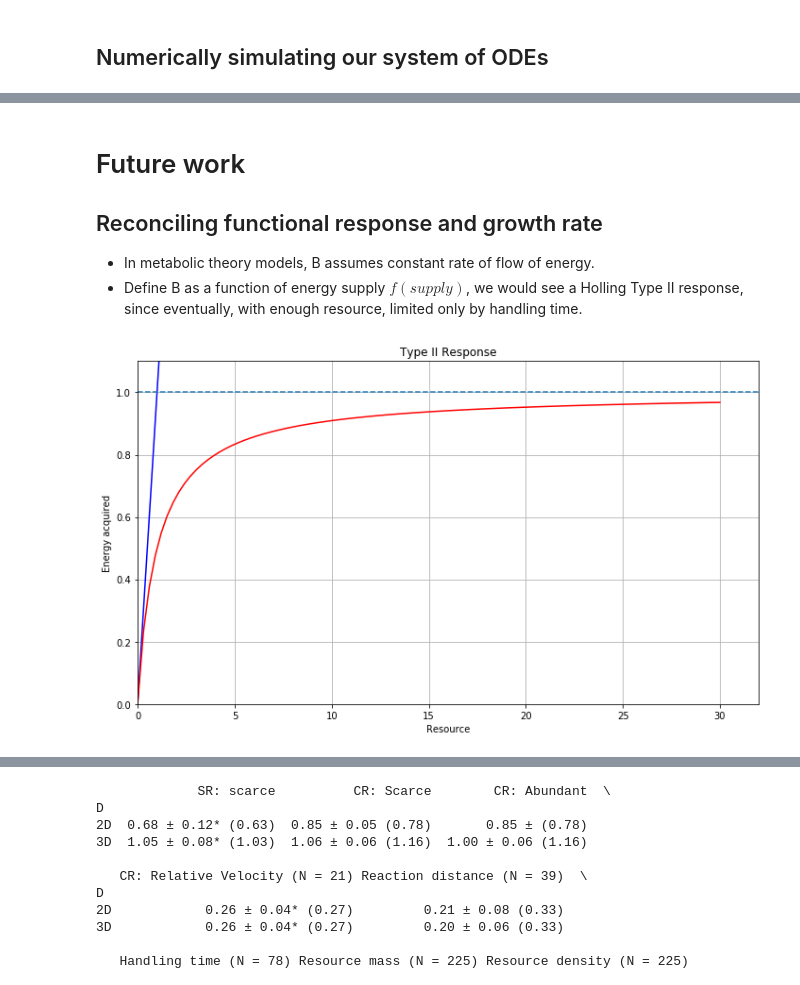
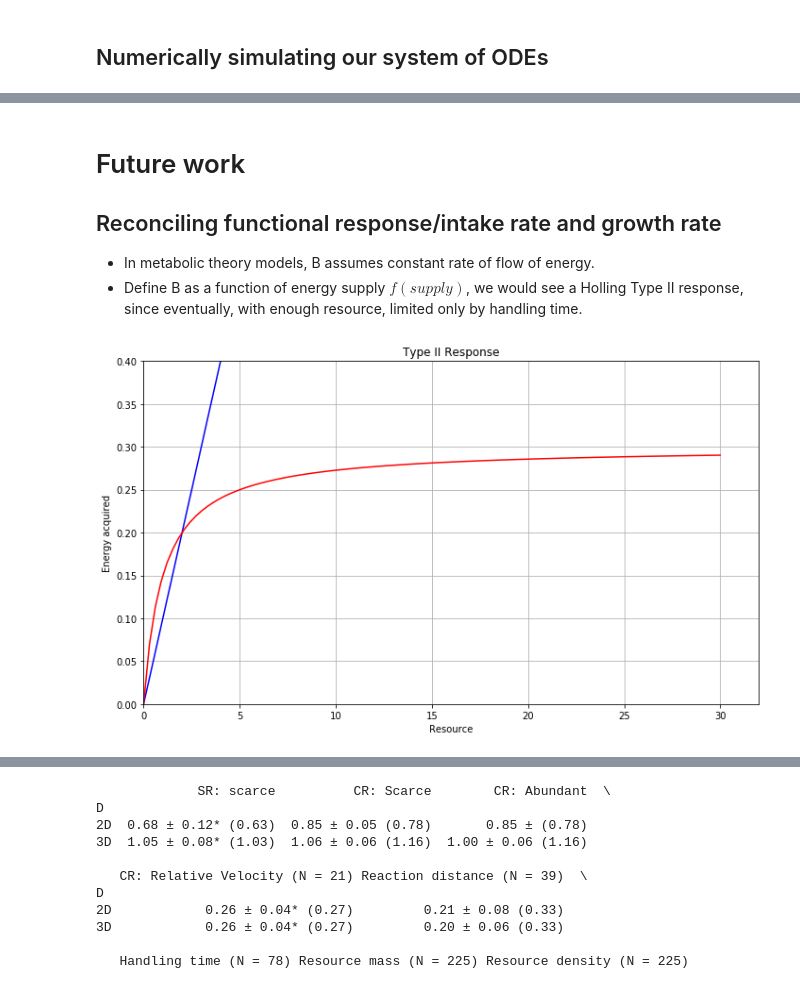
Before and after one commit to lvassor/HyperallometricFecundity, a Jupyter notebook: Code/ontogenetic_growth.ipynb, the cells around one changed output, grey strips where cells are left out. Drawn from its saved outputs; the diff is of its cells as text; code cells hidden in the pictures.

```diff
--- a/Code/ontogenetic_growth.ipynb
+++ b/Code/ontogenetic_growth.ipynb
@@ -650,27 +688,27 @@ Their model starts from the assumption that surplus energy (not used for mainten
 # %% [markdown]
 # Future work
 
-## Reconciling functional response and growth rate
+## Reconciling functional response/intake rate and growth rate
 * In metabolic theory models, B assumes constant rate of flow of energy.
 * Define B as a function of energy supply $f(supply)$, we would see a Holling Type II response, since eventually, with enough resource, limited only by handling time.
 # %%
 x = np.linspace(0,30,num=100)
-typei = x
-typeii = x/(1+x)
+typei = 0.1*x
+typeii = (0.3*x)/(1+x)
 growth_curvei = plt.plot(x, typei, 'b-', label = 'Type II Response')
 growth_curveii = plt.plot(x, typeii, 'r-', label = 'Type II Response')
 plt.xlabel('Resource')
 plt.ylabel('Energy acquired')
 plt.title('Type II Response')
 plt.grid(True)
 plt.axhline(1, linestyle='--') # asymptotic growth
 axes = plt.gca()
 axes.set_xlim([0,32])
-axes.set_ylim([0,1.1])
+axes.set_ylim([0,0.4])
 plt.tight_layout()
 plt.show()
 # %% [output]
-[figure, old version]
+[figure, new version]
 # %% [markdown]
 * Metabolic rates or Resting MR uses idealised condtions
     * no foraging
```
Also changed, not shown: parts of 16 cells of this notebook, 1 other file.
